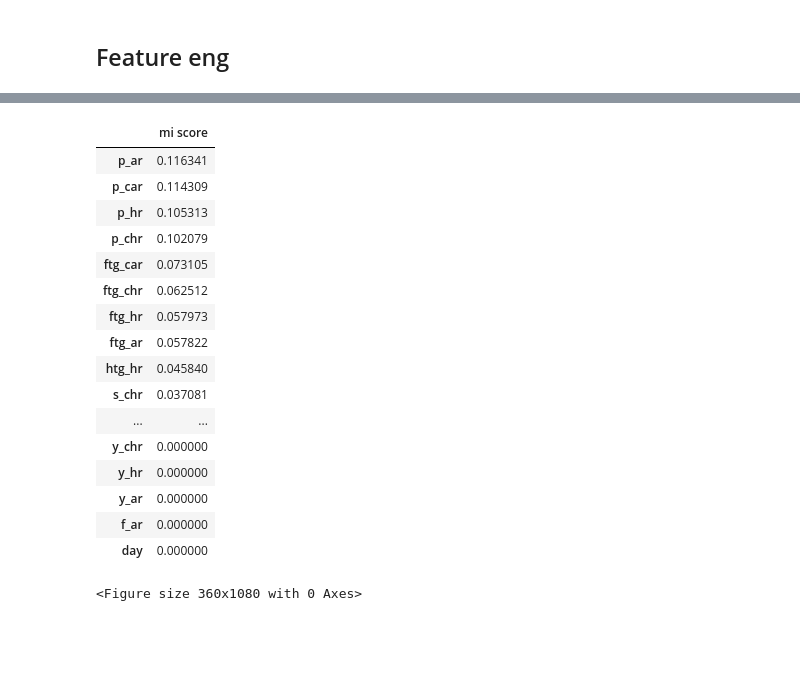
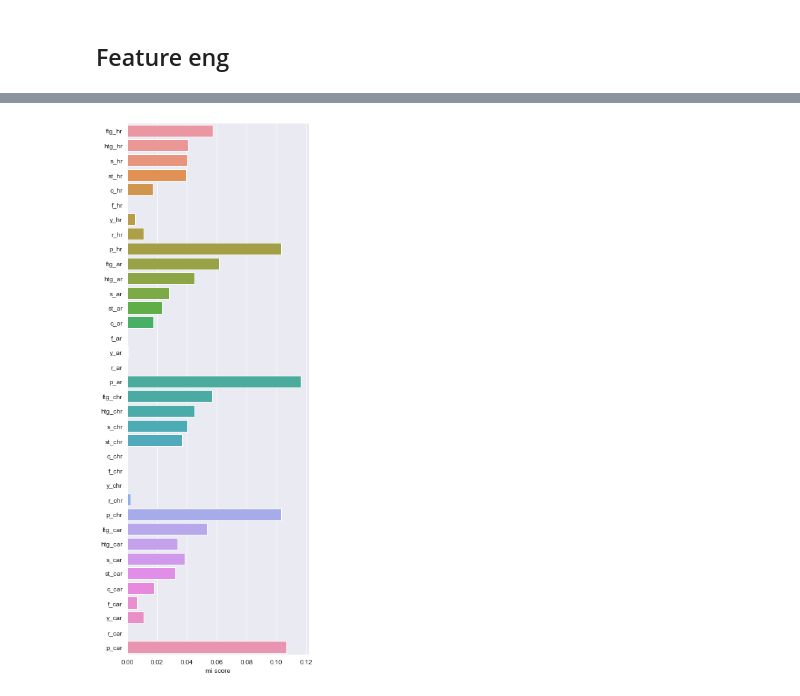
Before and after one commit to phillruther/match_predictions-football, a Jupyter notebook: prepro_note.ipynb, the cells around one changed output, grey strips where cells are left out. Cells and saved outputs as stored; diff of their text form; code cells hidden in the pictures; blank space fills up the shorter version.

```diff
--- a/prepro_note.ipynb
+++ b/prepro_note.ipynb
@@ -126,39 +119,23 @@ new_data
 # %%
-from sklearn.feature_selection import mutual_info_classif
-pp=new_data2.select_dtypes('number')
-tx=new_data2['ftr']
-from sklearn.preprocessing import LabelEncoder
-le=LabelEncoder()
-tx=le.fit_transform(tx)
-mi=mutual_info_classif(pp,tr)
+def mi(new_data):
+    from sklearn.feature_selection import mutual_info_classif
+    pp=new_data.select_dtypes('number')
+    tx=new_data2['ftr']
+    from sklearn.preprocessing import LabelEncoder
+    le=LabelEncoder()
+    tx=le.fit_transform(tx)
+    mi=mutual_info_classif(pp,tx)
 
-import seaborn as sns
-sns.set_style('darkgrid')
-import matplotlib.pyplot as plt
-plt.figure(figsize=(5,15))
-mi=pd.DataFrame(mi,index=pp.columns,columns=['mi score'])
-# sns.barplot(mi['mi score'],mi.index)
-
-mi.sort_values('mi score',ascending=False)
+    import seaborn as sns
+    sns.set_style('darkgrid')
+    import matplotlib.pyplot as plt
+    plt.figure(figsize=(5,15))
+    mi=pd.DataFrame(mi,index=pp.columns,columns=['mi score'])
+    mi.sort_values('mi score',ascending=False)
+    sns.barplot(mi['mi score'],mi.index);
+mi(new_data)
 # %% [output]
-|  | mi score |
-| p_ar | 0.116341 |
-| p_car | 0.114309 |
-| p_hr | 0.105313 |
-| p_chr | 0.102079 |
-| ftg_car | 0.073105 |
-| ftg_chr | 0.062512 |
-| ftg_hr | 0.057973 |
-| ftg_ar | 0.057822 |
-| htg_hr | 0.045840 |
-| s_chr | 0.037081 |
-| ... | ... |
-| y_chr | 0.000000 |
-| y_hr | 0.000000 |
-| y_ar | 0.000000 |
-| f_ar | 0.000000 |
-| day | 0.000000 |
-<Figure size 360x1080 with 0 Axes>
+[figure, added]
 # %%
 import warnings
 warnings.simplefilter('ignore')
```
Also changed, not shown: parts of 8 cells of this notebook, 6 other files.
